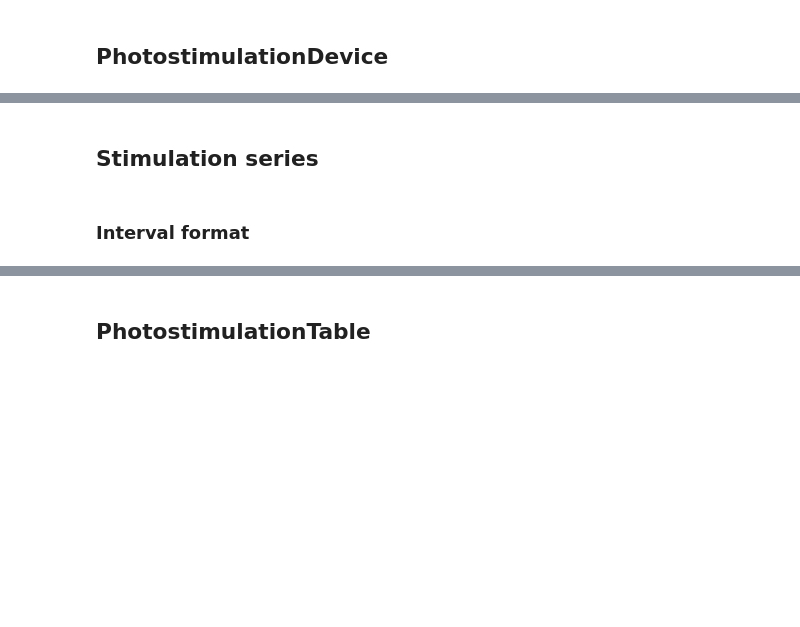
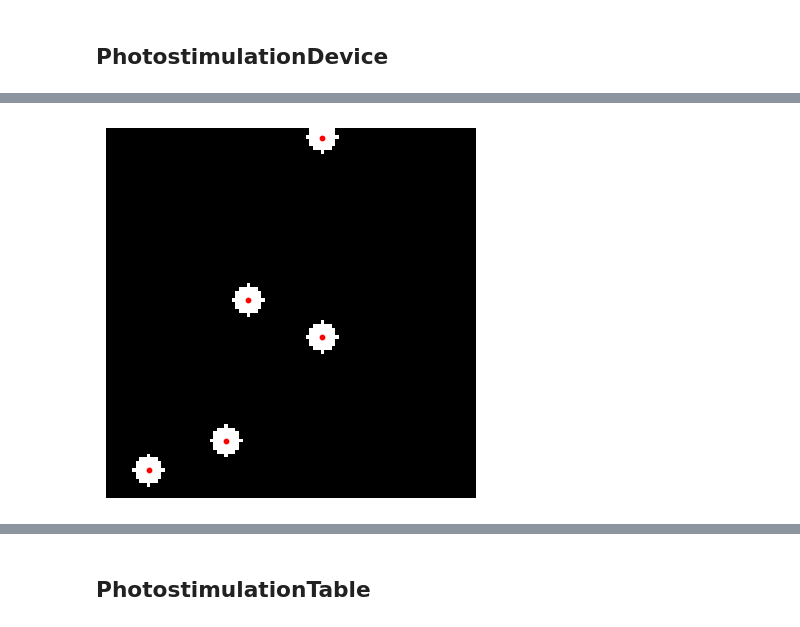
Before and after one commit to nimh-dsst/ndx-photostim, a Jupyter notebook: tutorial.ipynb, the cells around one changed output, grey strips where cells are left out. Saved outputs shown, nothing was run; the diff lists cells and outputs as text; code cells hidden in the pictures; blank space fills up the shorter version.

```diff
--- a/tutorial.ipynb
+++ b/tutorial.ipynb
@@ -24,17 +78,15 @@ hp = HolographicPattern(name='HolographicPattern', mask_roi=mask_roi, stimulatio
 # %%
 pixel_roi = []
 
 for i in range(5):
     x = np.random.randint(0, 95)
     y = np.random.randint(0, 95)
 
     for ix in range(x, x + 1):
         for iy in range(y, y + 1):
-            pixel_roi.append((ix, iy))
+            pixel_roi.append((ix, iy, 1))
 
-hp = HolographicPattern(name='HolographicPattern', pixel_roi=pixel_roi, stimulation_diameter=8, dimension=[100, 100])
-mask_roi = hp.pixel_to_mask_roi()
+hp_2 = HolographicPattern(name='pattern 2', pixel_roi=pixel_roi, stimulation_diameter=8, dimension=[100, 100])
+hp_2.show_mask()
+# %% [output]
+[figure, added]
-# %% [markdown]
-## Stimulation series
-# %% [markdown]
-### Interval format
```
Also changed, not shown: parts of 36 cells of this notebook.
